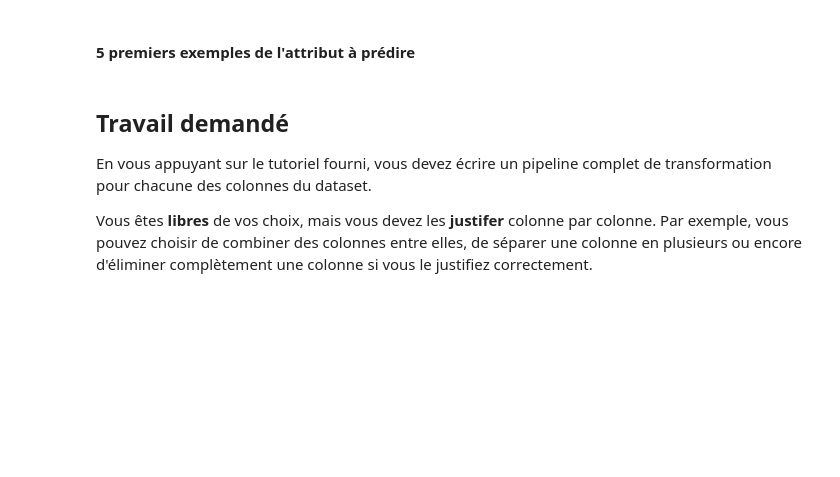
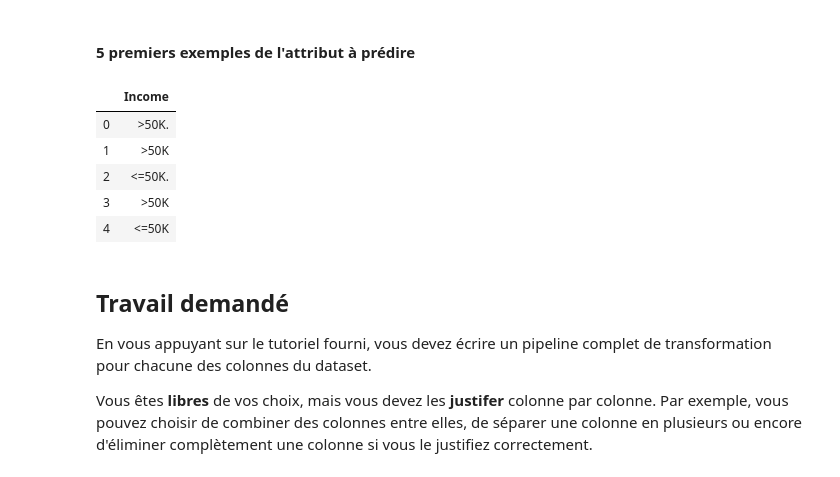
Before and after one commit to KacemKhaled/INF8215-Machine-Learning, a Jupyter notebook: TP3/TP3_INF8215.ipynb, the cells around one changed output. Saved outputs shown, nothing was run; the diff lists cells and outputs as text; code cells hidden in the pictures; blank space fills up the shorter version.

```diff
--- a/TP3/TP3_INF8215.ipynb
+++ b/TP3/TP3_INF8215.ipynb
@@ -595,7 +610,16 @@ X_test.head()
 # %% [markdown]
 #### 5 premiers exemples de l'attribut à prédire
 # %%
+y_train = X_train[['Income']]
+
 y_train.head()
+# %% [output]
+|  | Income |
+| 0 | >50K. |
+| 1 | >50K |
+| 2 | <=50K. |
+| 3 | >50K |
+| 4 | <=50K |
 # %% [markdown]
 ## Travail demandé
 
```
Also changed, not shown: parts of 22 cells of this notebook, 4 other files.
